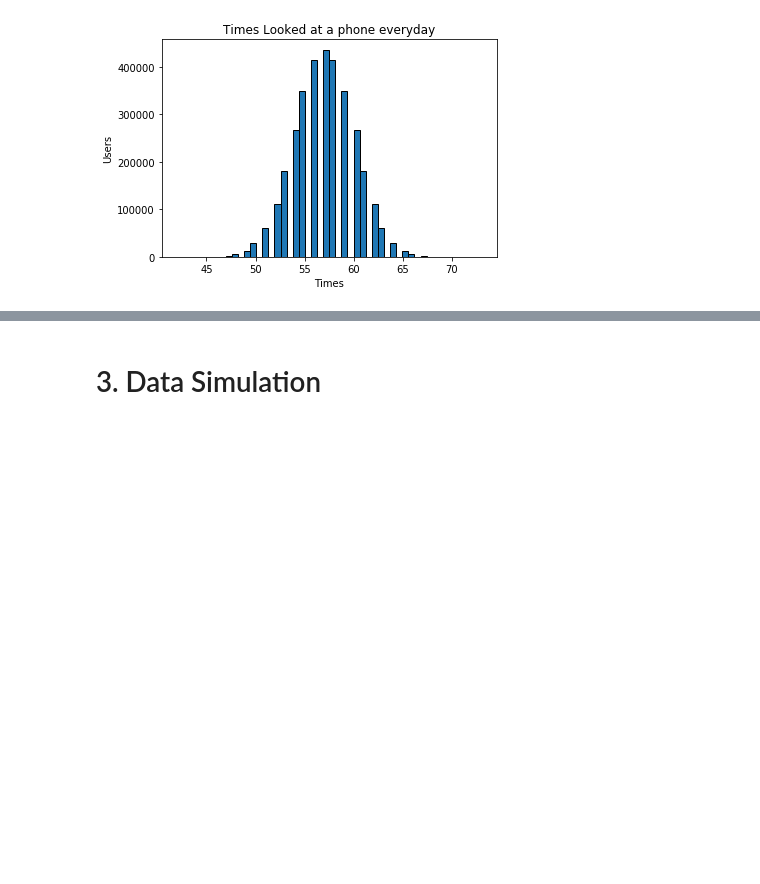
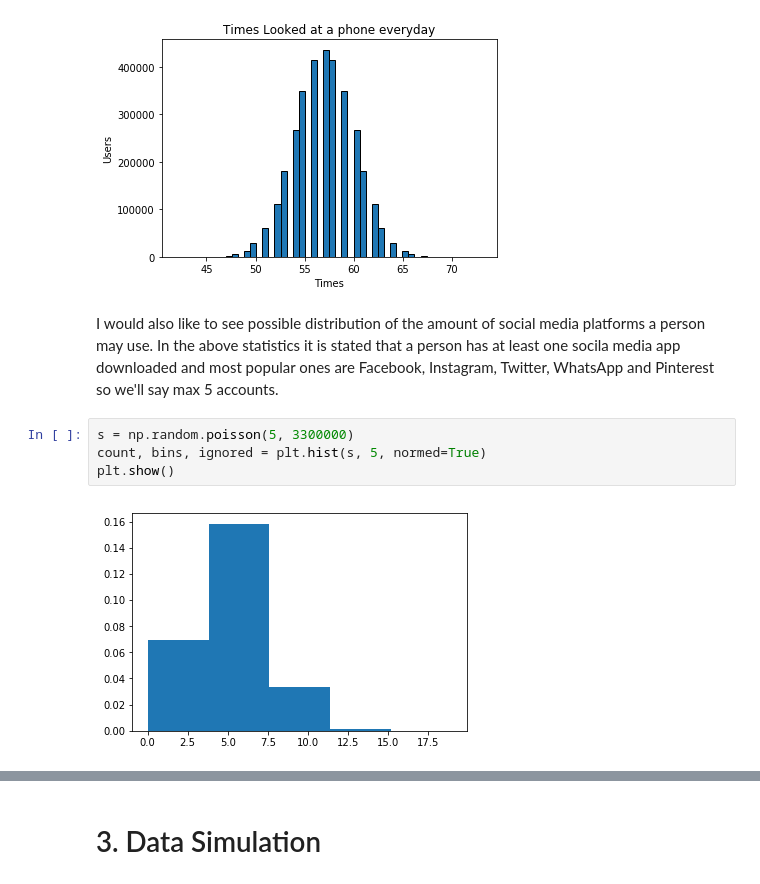
Before and after one commit to simonava5/ProgrammingProject, a Jupyter notebook: Real Life Data.ipynb, the cells around one changed output, grey strips where cells are left out. Cells and saved outputs as stored; diff of their text form; blank space fills up the shorter version.

```diff
--- a/Real Life Data.ipynb
+++ b/Real Life Data.ipynb
@@ -121,3 +121,11 @@ plt.title('Times Looked at a phone everyday') # Adding title
 plt.show()
 # %% [output]
 [figure]
+# %% [markdown]
+I would also like to see possible distribution of the amount of social media platforms a person may use. In the above statistics it is stated that a person has at least one socila media app downloaded and most popular ones are Facebook, Instagram, Twitter, WhatsApp and Pinterest so we'll say max 5 accounts.
+# %%
+s = np.random.poisson(5, 3300000)
+count, bins, ignored = plt.hist(s, 5, normed=True)
+plt.show()
+# %% [output]
+[figure, added]
```
Also changed, not shown: parts of 2 cells of this notebook.
